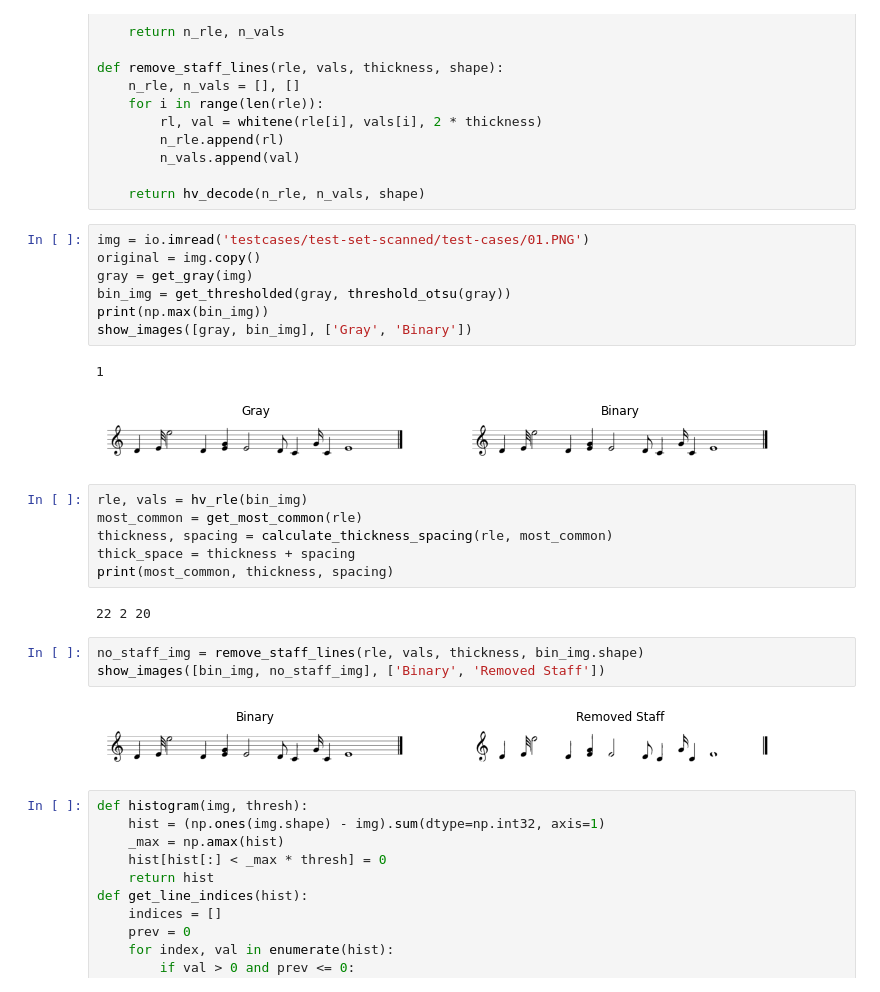
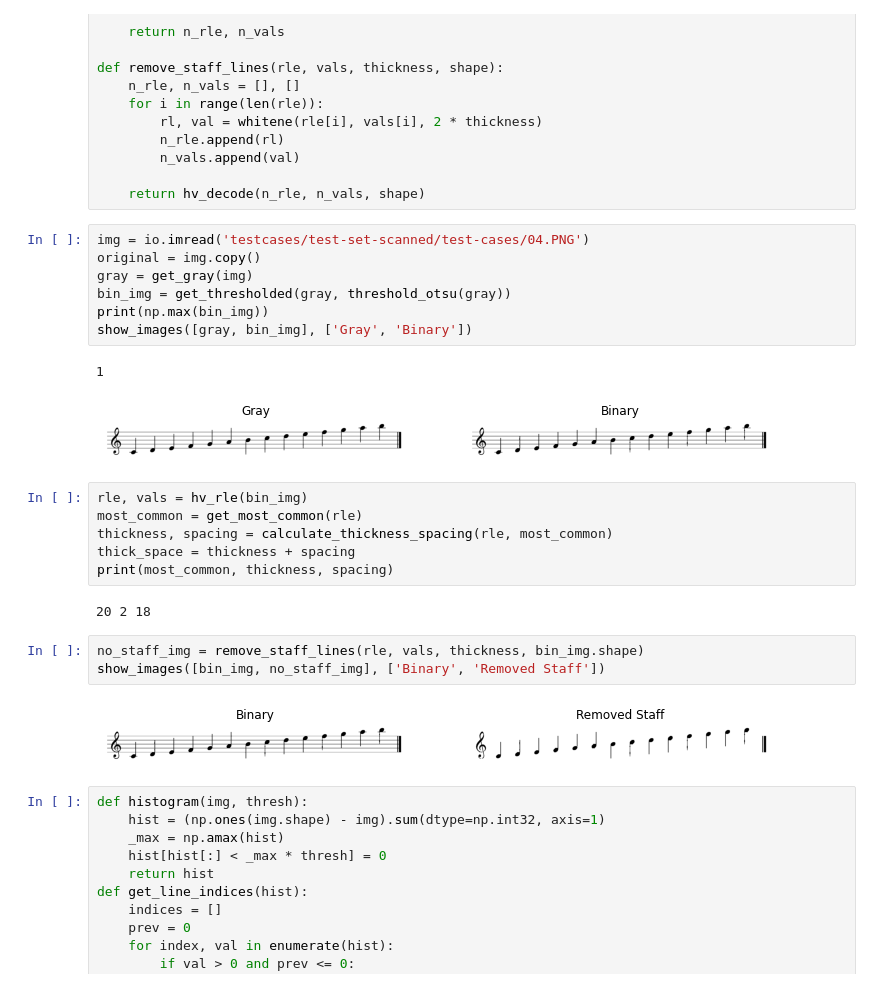
Before and after one commit to aashrafh/Mozart, a Jupyter notebook: omr3.ipynb, the cells around one changed output. Cells and saved outputs as stored; diff of their text form.

```diff
--- a/omr3.ipynb
+++ b/omr3.ipynb
@@ -85,15 +90,15 @@ def remove_staff_lines(rle, vals, thickness, shape):
 
     return hv_decode(n_rle, n_vals, shape)
 # %%
-img = io.imread('testcases/test-set-scanned/test-cases/01.PNG')
+img = io.imread('testcases/test-set-scanned/test-cases/04.PNG')
 original = img.copy()
 gray = get_gray(img)
 bin_img = get_thresholded(gray, threshold_otsu(gray))
 print(np.max(bin_img))
 show_images([gray, bin_img], ['Gray', 'Binary'])
 # %% [output]
 1
-[figure, old version]
+[figure, new version]
 # %%
 rle, vals = hv_rle(bin_img)
 most_common = get_most_common(rle)
@@ -101,12 +106,12 @@ thickness, spacing = calculate_thickness_spacing(rle, most_common)
 thick_space = thickness + spacing
 print(most_common, thickness, spacing)
 # %% [output]
-22 2 20
+20 2 18
 # %%
 no_staff_img = remove_staff_lines(rle, vals, thickness, bin_img.shape)
 show_images([bin_img, no_staff_img], ['Binary', 'Removed Staff'])
 # %% [output]
-[figure, old version]
+[figure, new version]
 # %%
 def histogram(img, thresh):
     hist = (np.ones(img.shape) - img).sum(dtype=np.int32, axis=1)
```
Also changed, not shown: parts of 41 cells of this notebook, 29 other files.
